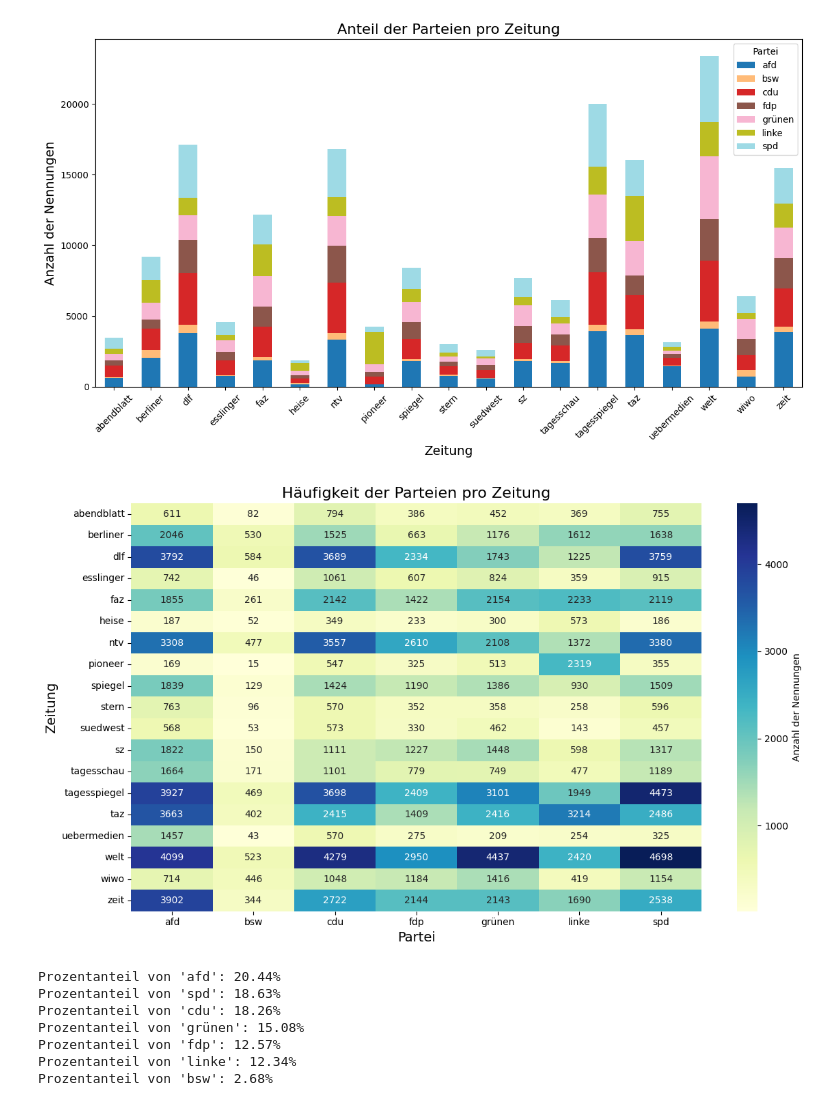
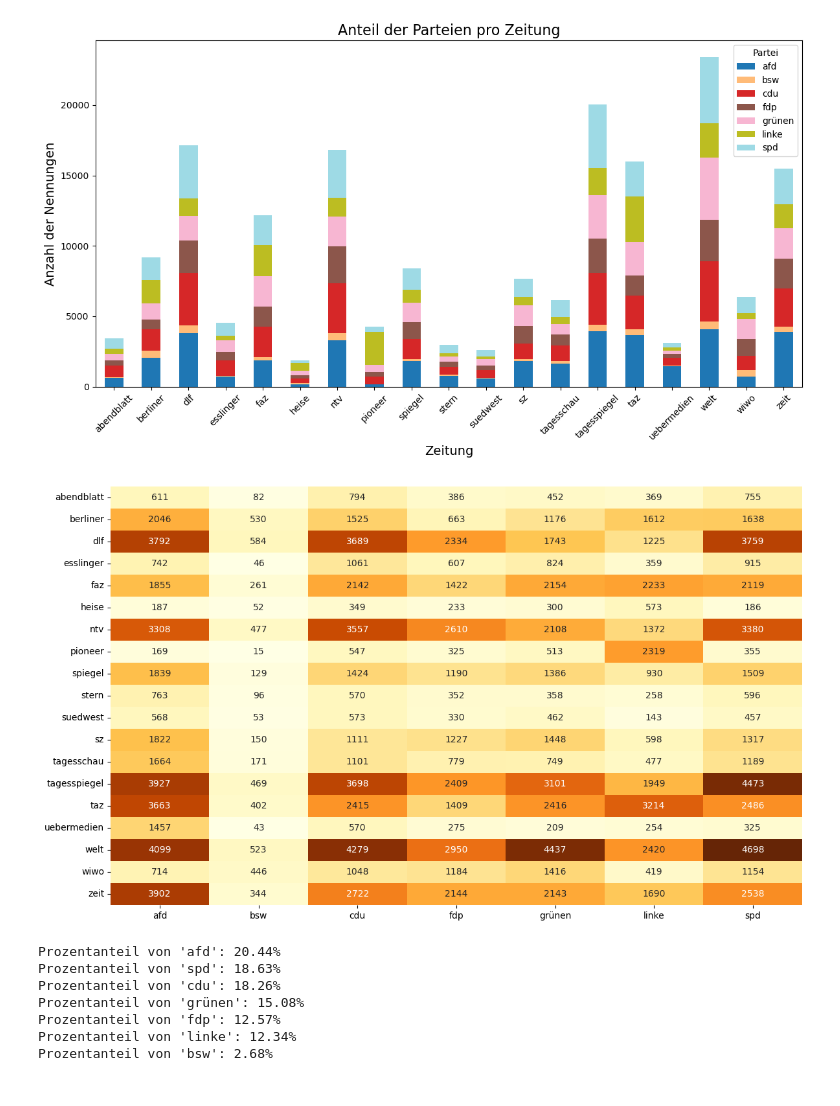
Before and after one commit to Reimser/ads_05_studienarbeit, a Jupyter notebook: source/notebooks/eda.ipynb, the cells around one changed output. Saved outputs shown, nothing was run; the diff lists cells and outputs as text; code cells hidden in the pictures.

```diff
--- a/source/notebooks/eda.ipynb
+++ b/source/notebooks/eda.ipynb
@@ -60,17 +60,17 @@ plt.show()
 # %%
 # Gruppieren nach Zeitung und Partei
 heatmap_data = wordcount_df.groupby(["paper", "word"])["count"].sum().unstack(fill_value=0)
 
-# Heatmap erstellen
+# Heatmap erstellen mit der Farbpalette "YlOrBr" (Yellow-Orange-Brown)
 plt.figure(figsize=(12, 7))
-sns.heatmap(heatmap_data, cmap="YlGnBu", annot=True, fmt="d", cbar_kws={"label": "Anzahl der Nennungen"})
-plt.title("Häufigkeit der Parteien pro Zeitung", fontsize=16)
-plt.xlabel("Partei", fontsize=14)
-plt.ylabel("Zeitung", fontsize=14)
+sns.heatmap(heatmap_data, cmap="YlOrBr", annot=True,fmt="d", cbar=False)
+
+plt.xlabel("", fontsize=14)
+plt.ylabel("", fontsize=14)
 plt.tight_layout()
 plt.show()
 # %% [output]
-[figure, old version]
+[figure, new version]
 # %%
 # Gesamtsumme der Nennungen wordcount_dfr Parteien
 total_words = wordcount_df["count"].sum()
```
Also changed, not shown: parts of 1 cell of this notebook, 2 other files.
